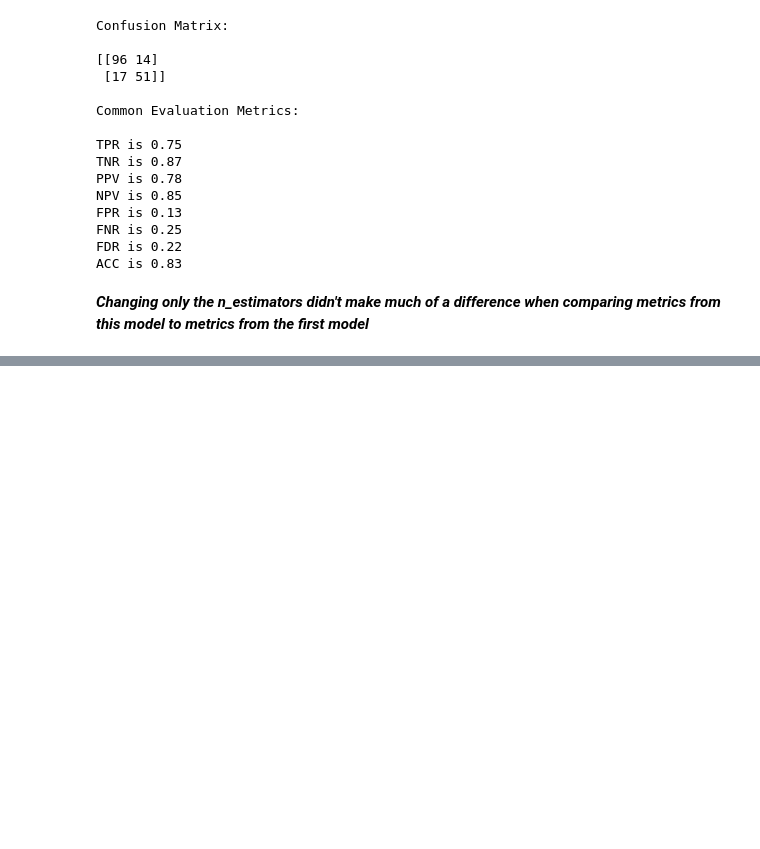
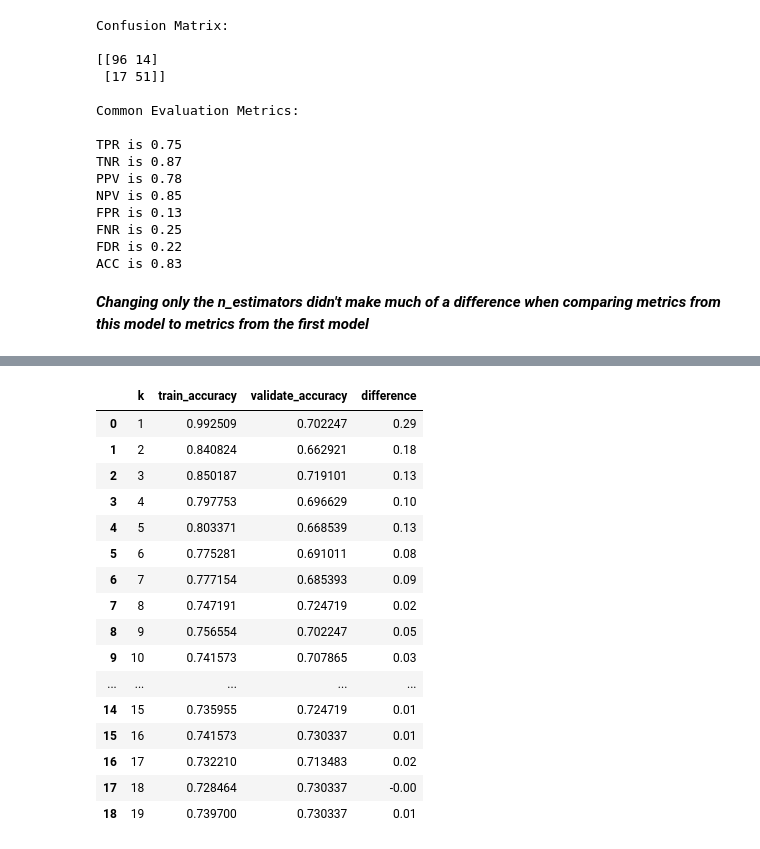
Before and after one commit to adam-talbot/classification-exercises, a Jupyter notebook: model.ipynb, the cells around one changed output, grey strips where cells are left out. Saved outputs shown, nothing was run; the diff lists cells and outputs as text; code cells hidden in the pictures; blank space fills up the shorter version.

```diff
--- a/model.ipynb
+++ b/model.ipynb
@@ -1639,0 +2026,22 @@ ACC is 0.83
+# %%
+results['difference'] = round(results.train_accuracy - results.validate_accuracy, 2)
+# %%
+results
+# %% [output]
+|  | k | train_accuracy | validate_accuracy | difference |
+| 0 | 1 | 0.992509 | 0.702247 | 0.29 |
+| 1 | 2 | 0.840824 | 0.662921 | 0.18 |
+| 2 | 3 | 0.850187 | 0.719101 | 0.13 |
+| 3 | 4 | 0.797753 | 0.696629 | 0.10 |
+| 4 | 5 | 0.803371 | 0.668539 | 0.13 |
+| 5 | 6 | 0.775281 | 0.691011 | 0.08 |
+| 6 | 7 | 0.777154 | 0.685393 | 0.09 |
+| 7 | 8 | 0.747191 | 0.724719 | 0.02 |
+| 8 | 9 | 0.756554 | 0.702247 | 0.05 |
+| 9 | 10 | 0.741573 | 0.707865 | 0.03 |
+| ... | ... | ... | ... | ... |
+| 14 | 15 | 0.735955 | 0.724719 | 0.01 |
+| 15 | 16 | 0.741573 | 0.730337 | 0.01 |
+| 16 | 17 | 0.732210 | 0.713483 | 0.02 |
+| 17 | 18 | 0.728464 | 0.730337 | -0.00 |
+| 18 | 19 | 0.739700 | 0.730337 | 0.01 |
```
Also changed, not shown: parts of 71 cells of this notebook.
